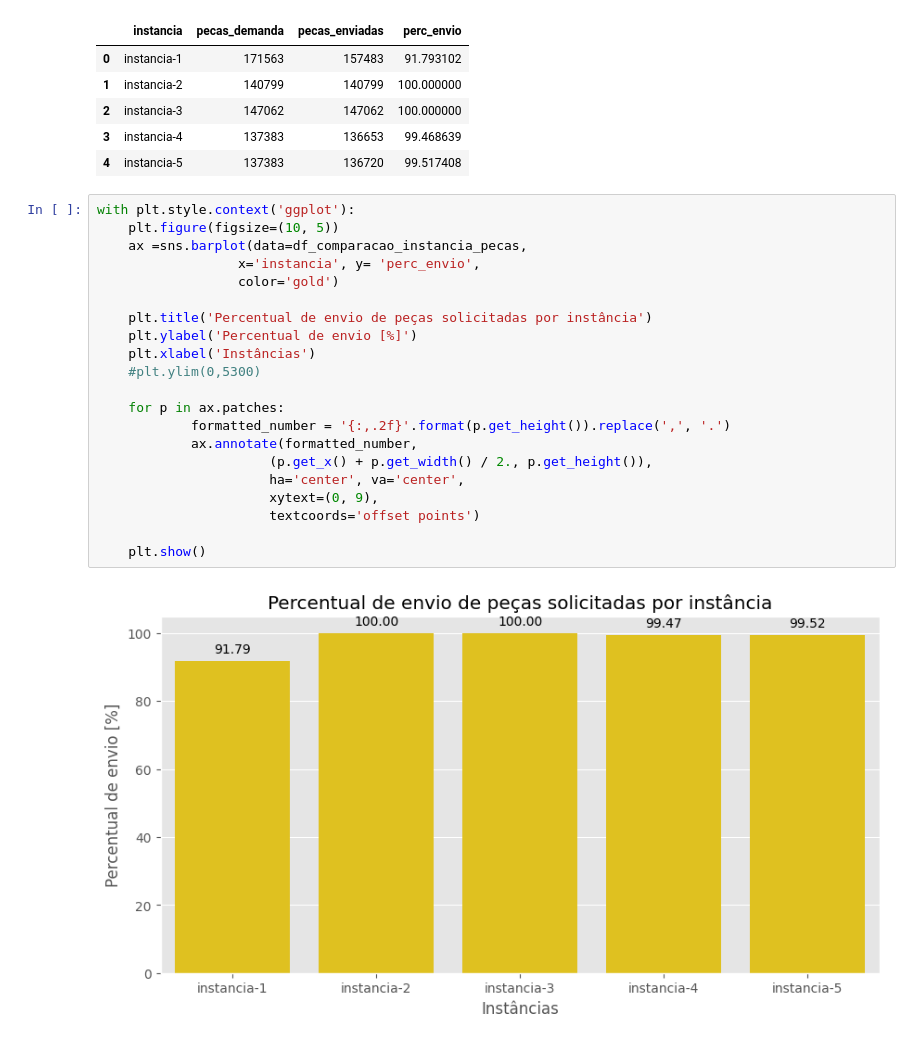
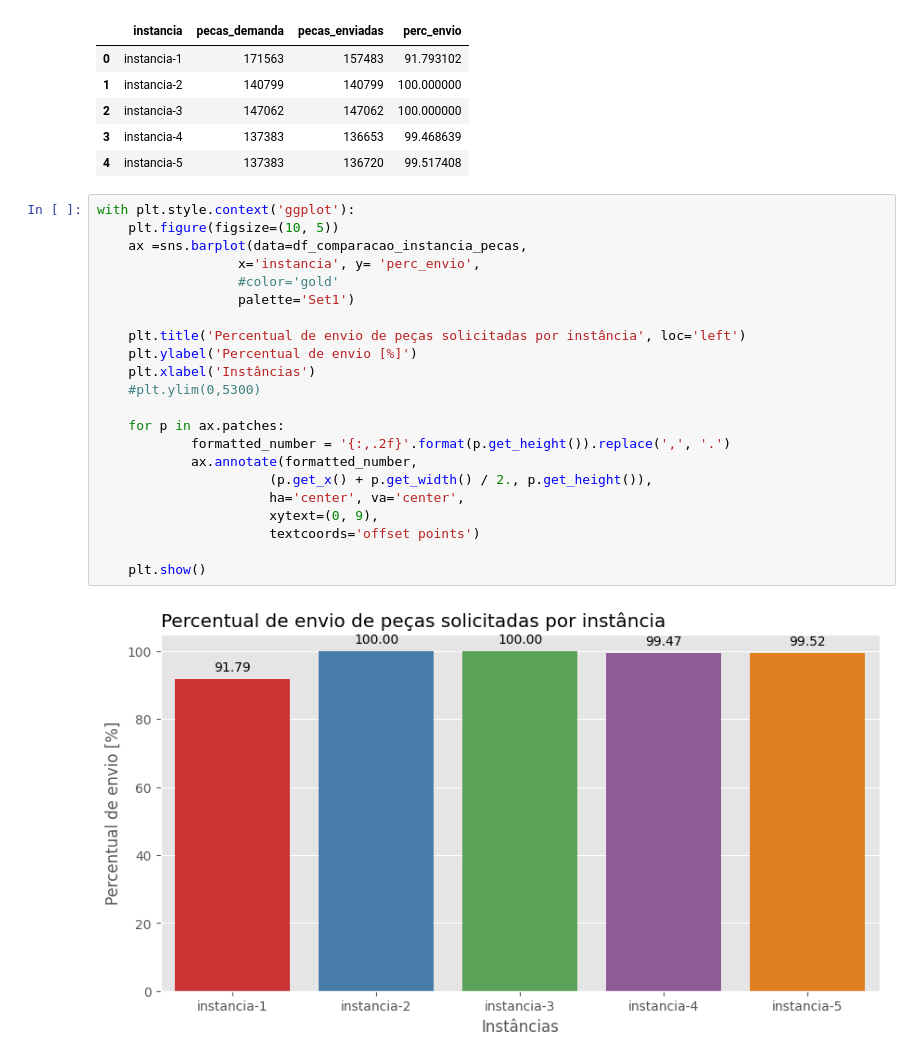
Before and after one commit to CandaPin/Resolucao_Problemas, a Jupyter notebook: 02-Notebook/Modelo_exato/08-cqavp_pre-processamento_novos-dados.ipynb, the cells around one changed output. Drawn from its saved outputs; the diff is of its cells as text.

```diff
--- a/02-Notebook/Modelo_exato/08-cqavp_pre-processamento_novos-dados.ipynb
+++ b/02-Notebook/Modelo_exato/08-cqavp_pre-processamento_novos-dados.ipynb
@@ -983,23 +965,24 @@ df_comparacao_instancia_pecas
 # %%
 with plt.style.context('ggplot'):
     plt.figure(figsize=(10, 5))
     ax =sns.barplot(data=df_comparacao_instancia_pecas,
                   x='instancia', y= 'perc_envio',
-                  color='gold')
+                  #color='gold'
+                  palette='Set1')
 
-    plt.title('Percentual de envio de peças solicitadas por instância')
+    plt.title('Percentual de envio de peças solicitadas por instância', loc='left')
     plt.ylabel('Percentual de envio [%]')
     plt.xlabel('Instâncias')
     #plt.ylim(0,5300)
 
     for p in ax.patches:
             formatted_number = '{:,.2f}'.format(p.get_height()).replace(',', '.')
             ax.annotate(formatted_number,
                       (p.get_x() + p.get_width() / 2., p.get_height()),
                       ha='center', va='center',
                       xytext=(0, 9),
                       textcoords='offset points')
 
     plt.show()
 # %% [output]
-[figure, old version]
+[figure, new version]
```
Also changed, not shown: parts of 2 cells of this notebook.
